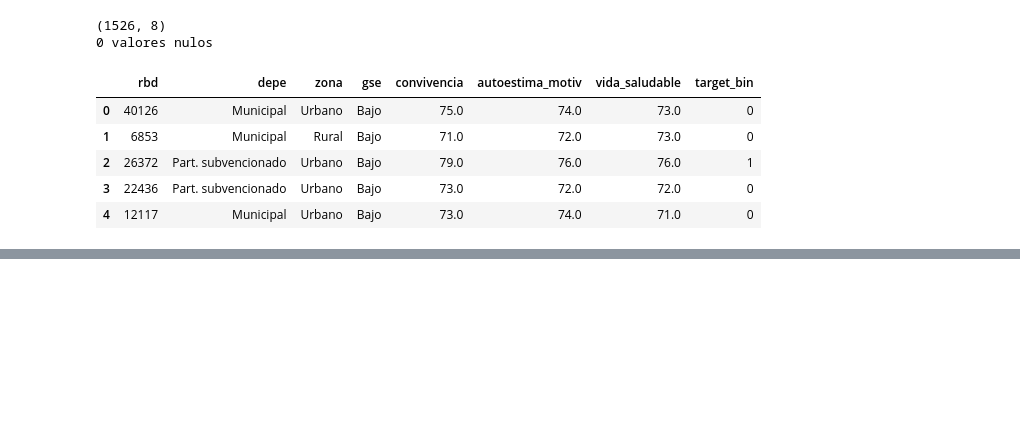
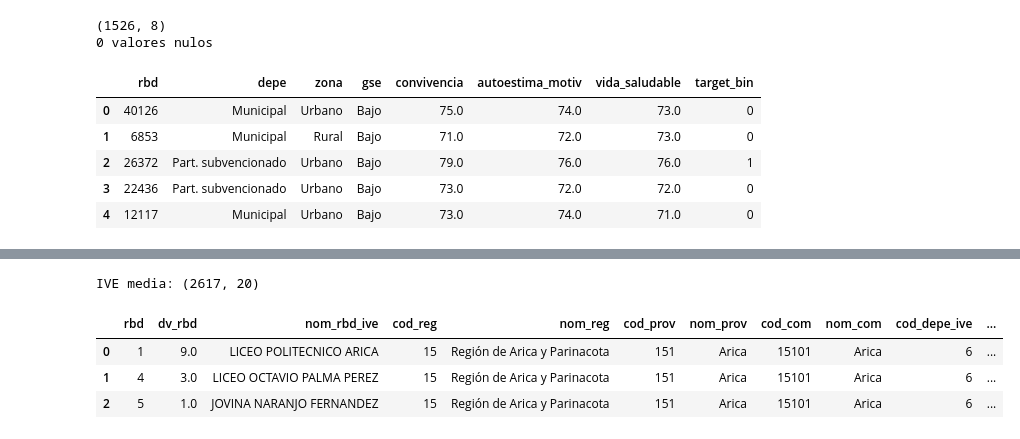
Before and after one commit to vcanalesg/dcc_taller_proyecto_g4, a Jupyter notebook: EDAyPreprocesamiento_01.ipynb, the cells around one changed output, grey strips where cells are left out. Cells and saved outputs as stored; diff of their text form; code cells hidden in the pictures; blank space fills up the shorter version.

```diff
--- a/EDAyPreprocesamiento_01.ipynb
+++ b/EDAyPreprocesamiento_01.ipynb
@@ -464,0 +483,15 @@ base_modelo.head()
+# %%
+# cargar IVE 2025 enseñanza media (JUNAEB), convertido desde la hoja "MEDIA" de IVE-2025.xlsx
+try:
+    ive = pd.read_parquet("datos/ive2025_media.parquet")
+except (FileNotFoundError, OSError):
+    ive = pd.read_parquet(ruta_datos + "ive2025_media.parquet")
+
+print(f'IVE media: {ive.shape}')
+ive.head(3)
+# %% [output]
+IVE media: (2617, 20)
+|  | rbd | dv_rbd | nom_rbd_ive | cod_reg | nom_reg | cod_prov | nom_prov | cod_com | nom_com | cod_depe_ive | ... |
+| 0 | 1 | 9.0 | LICEO POLITECNICO ARICA | 15 | Región de Arica y Parinacota | 151 | Arica | 15101 | Arica | 6 | ... |
+| 1 | 4 | 3.0 | LICEO OCTAVIO PALMA PEREZ | 15 | Región de Arica y Parinacota | 151 | Arica | 15101 | Arica | 6 | ... |
+| 2 | 5 | 1.0 | JOVINA NARANJO FERNANDEZ | 15 | Región de Arica y Parinacota | 151 | Arica | 15101 | Arica | 6 | ... |
```
Also changed, not shown: parts of 6 cells of this notebook.
